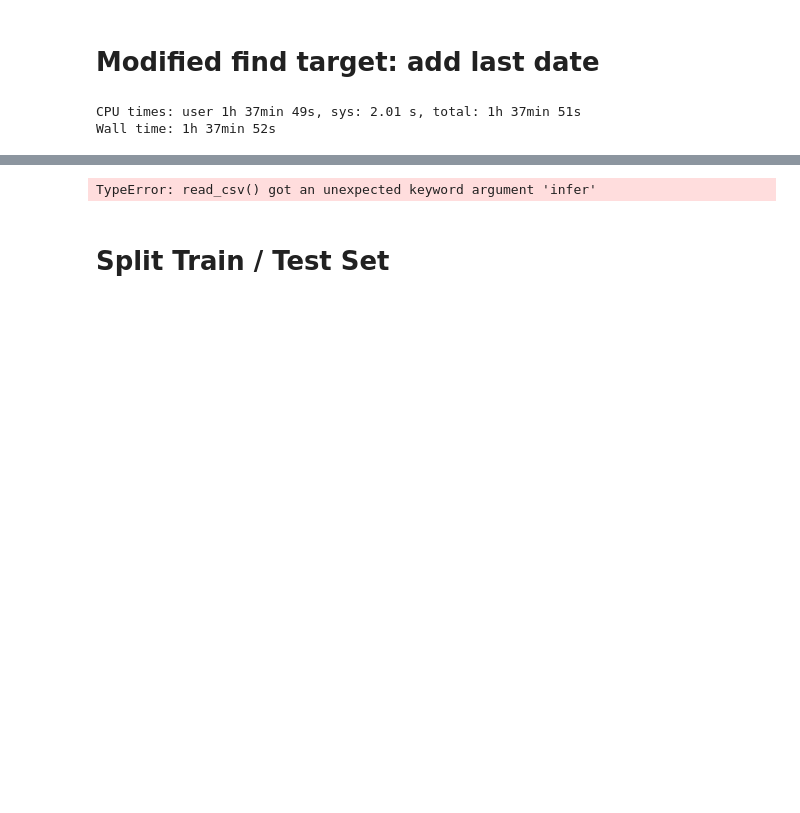
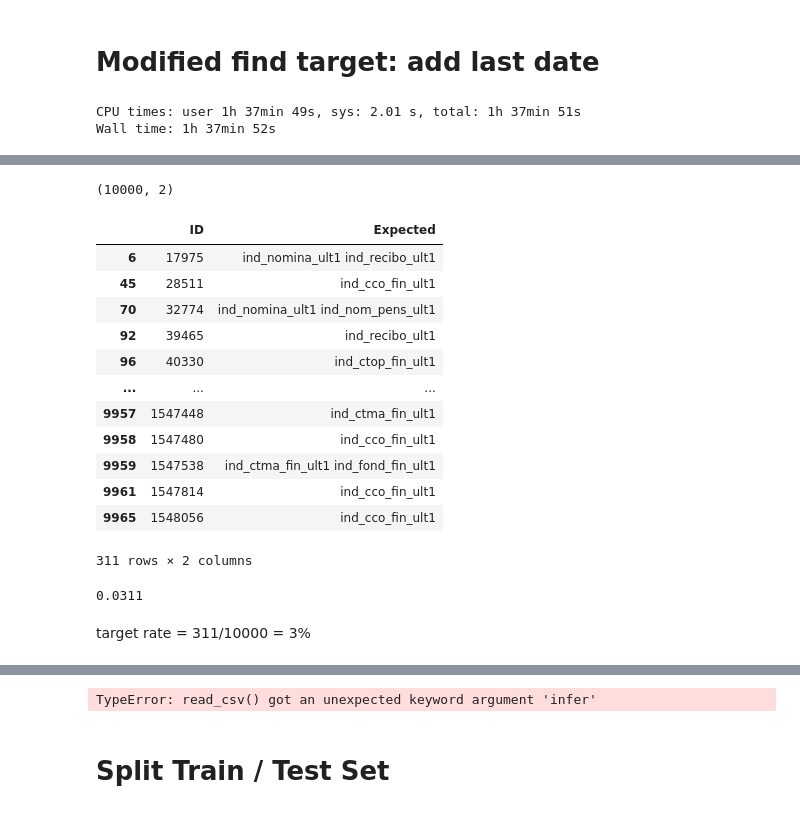
Before and after one commit to Fra1977/kaggle_santander, a Jupyter notebook: 02_create_train_test_sbmission_set.ipynb, the cells around one changed output, grey strips where cells are left out. Drawn from its saved outputs; the diff is of its cells as text; code cells hidden in the pictures; blank space fills up the shorter version.

```diff
--- a/02_create_train_test_sbmission_set.ipynb
+++ b/02_create_train_test_sbmission_set.ipynb
@@ -234,5 +180,5 @@ Wall time: 35min 23s
 # %%
-%%time
-test_private_data = []
-for _, subsetDF in test.groupby('ncodpers'):
-    test_public_data.append(df2target_subset(subsetDF))
+
+for _, subsetDF in test.loc[:100].groupby('ncodpers'):
+    print(str(_) +","+ df2target_subset(subsetDF) )
+    #print(df2target_subset(subsetDF))
@@ -292,0 +210,2 @@ display(test_public_data[:20])
+# %%
+test_uids = np.random.choice(test.ncodpers.unique(), size=10000, replace=False)
@@ -292,0 +228,8 @@ display(test_public_data[:20])
+# %%
+%%time
+
+test2 = test[test.ncodpers.isin(test_uids)].copy()
+test2.sort_values(["ncodpers","fecha_dato"], ascending=True, inplace=True)
+test_data = []
+for _, subsetDF in test2.groupby('ncodpers'):
+    test_data.append([_,df2target_subset(subsetDF) ])
@@ -292,0 +267,2 @@ display(test_public_data[:20])
+# %%
+df_subm = pd.DataFrame(test_data, columns=["ID", "Expected"])
@@ -292,0 +294,26 @@ display(test_public_data[:20])
+# %%
+df_subm.shape
+# %% [output]
+(10000, 2)
+# %%
+df_subm[df_subm.Expected!=""].shape
+# %% [output]
+|  | ID | Expected |
+| 6 | 17975 | ind_nomina_ult1 ind_recibo_ult1 |
+| 45 | 28511 | ind_cco_fin_ult1 |
+| 70 | 32774 | ind_nomina_ult1 ind_nom_pens_ult1 |
+| 92 | 39465 | ind_recibo_ult1 |
+| 96 | 40330 | ind_ctop_fin_ult1 |
+| ... | ... | ... |
+| 9957 | 1547448 | ind_ctma_fin_ult1 |
+| 9958 | 1547480 | ind_cco_fin_ult1 |
+| 9959 | 1547538 | ind_ctma_fin_ult1 ind_fond_fin_ult1 |
+| 9961 | 1547814 | ind_cco_fin_ult1 |
+| 9965 | 1548056 | ind_cco_fin_ult1 |
+311 rows × 2 columns
+# %%
+311/10000
+# %% [output]
+0.0311
+# %% [markdown]
+target rate = 311/10000 =  3%
```
Also changed, not shown: parts of 46 cells of this notebook, 1 other file.
